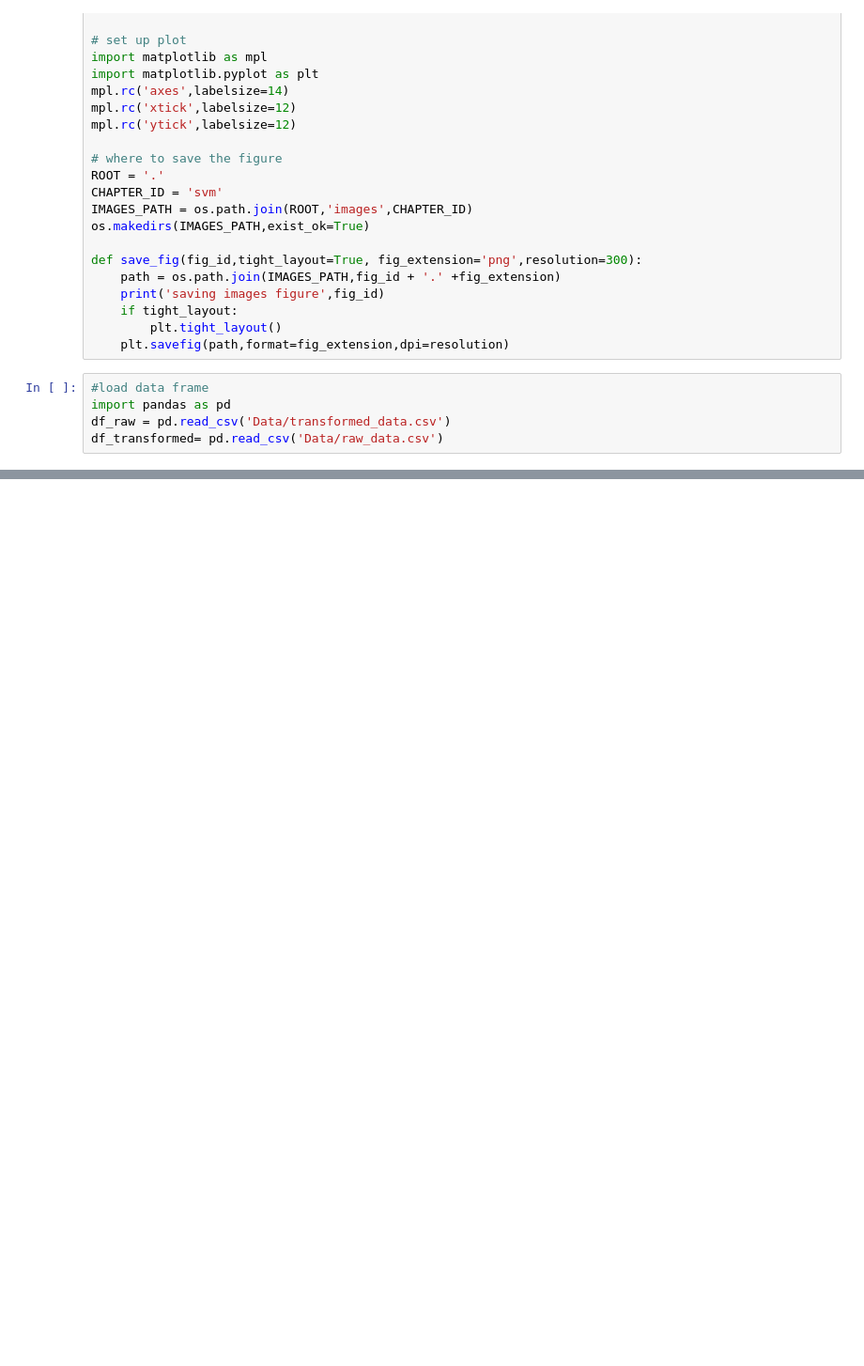
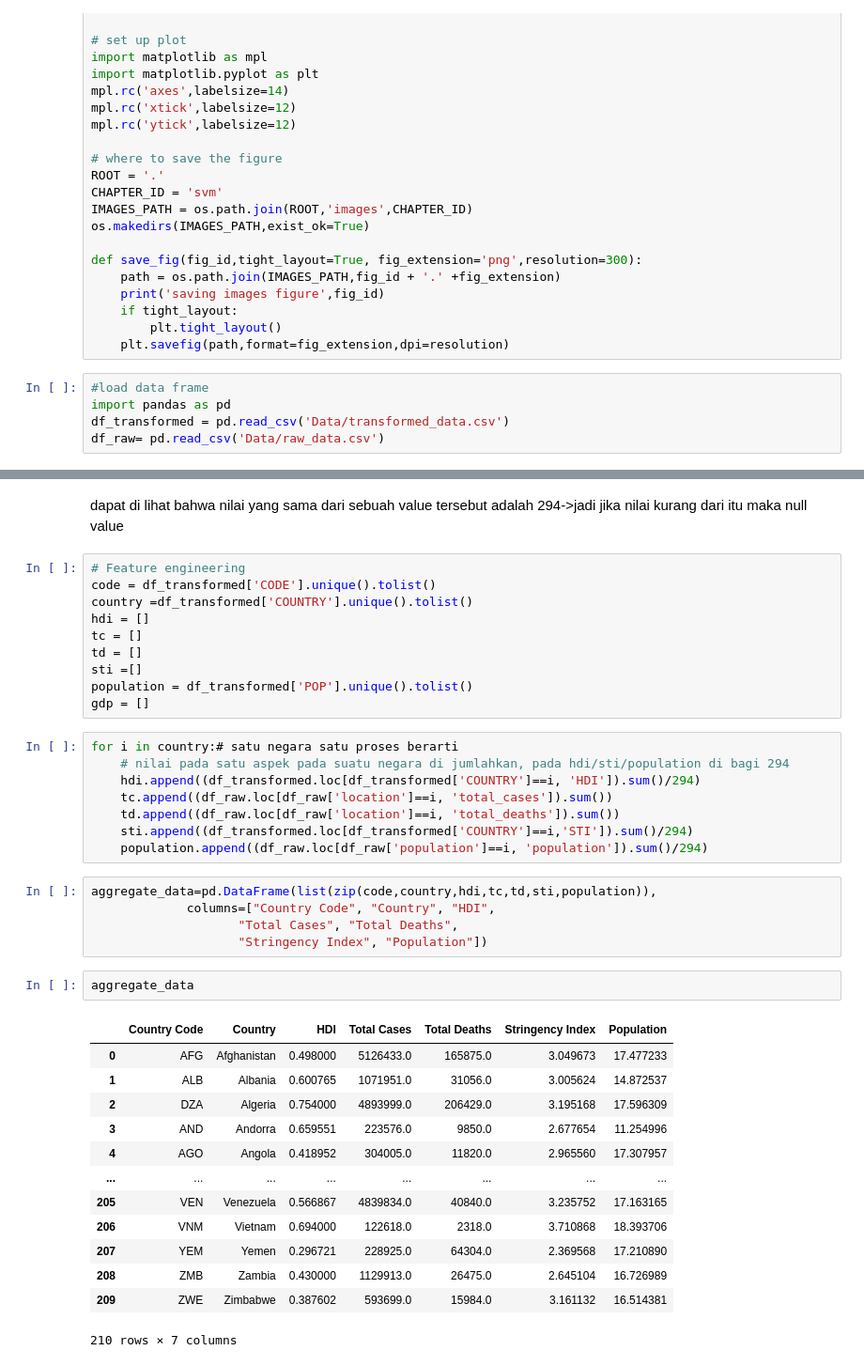
Before and after one commit to TeguhPermana666/Covid-19-Impacts, a Jupyter notebook: Analysis.ipynb, the cells around one changed output, grey strips where cells are left out. Shown at 94% size. Drawn from its saved outputs; the diff is of its cells as text; blank space fills up the shorter version.

```diff
--- a/Analysis.ipynb
+++ b/Analysis.ipynb
@@ -35,8 +35,8 @@ def save_fig(fig_id,tight_layout=True, fig_extension='png',resolution=300):
 # %%
 #load data frame
 import pandas as pd
-df_raw = pd.read_csv('Data/transformed_data.csv')
-df_transformed= pd.read_csv('Data/raw_data.csv')
+df_transformed = pd.read_csv('Data/transformed_data.csv')
+df_raw= pd.read_csv('Data/raw_data.csv')
 # %%
 # testing load of df
 df_raw
@@ -72,0 +93,41 @@ df_transformed
+# %% [markdown]
+dapat di lihat bahwa nilai yang sama dari sebuah value tersebut adalah 294->jadi jika nilai kurang dari itu maka null value
+# %%
+# Feature engineering
+code = df_transformed['CODE'].unique().tolist()
+country =df_transformed['COUNTRY'].unique().tolist()
+hdi = []
+tc = []
+td = []
+sti =[]
+population = df_transformed['POP'].unique().tolist()
+gdp = []
+# %%
+for i in country:# satu negara satu proses berarti
+    # nilai pada satu aspek pada suatu negara di jumlahkan, pada hdi/sti/population di bagi 294
+    hdi.append((df_transformed.loc[df_transformed['COUNTRY']==i, 'HDI']).sum()/294)
+    tc.append((df_raw.loc[df_raw['location']==i, 'total_cases']).sum())
+    td.append((df_raw.loc[df_raw['location']==i, 'total_deaths']).sum())
+    sti.append((df_transformed.loc[df_transformed['COUNTRY']==i,'STI']).sum()/294)
+    population.append((df_raw.loc[df_raw['population']==i, 'population']).sum()/294)
+# %%
+aggregate_data=pd.DataFrame(list(zip(code,country,hdi,tc,td,sti,population)),
+             columns=["Country Code", "Country", "HDI",
+                    "Total Cases", "Total Deaths",
+                    "Stringency Index", "Population"])
+# %%
+aggregate_data
+# %% [output]
+|  | Country Code | Country | HDI | Total Cases | Total Deaths | Stringency Index | Population |
+| 0 | AFG | Afghanistan | 0.498000 | 5126433.0 | 165875.0 | 3.049673 | 17.477233 |
+| 1 | ALB | Albania | 0.600765 | 1071951.0 | 31056.0 | 3.005624 | 14.872537 |
+| 2 | DZA | Algeria | 0.754000 | 4893999.0 | 206429.0 | 3.195168 | 17.596309 |
+| 3 | AND | Andorra | 0.659551 | 223576.0 | 9850.0 | 2.677654 | 11.254996 |
+| 4 | AGO | Angola | 0.418952 | 304005.0 | 11820.0 | 2.965560 | 17.307957 |
+| ... | ... | ... | ... | ... | ... | ... | ... |
+| 205 | VEN | Venezuela | 0.566867 | 4839834.0 | 40840.0 | 3.235752 | 17.163165 |
+| 206 | VNM | Vietnam | 0.694000 | 122618.0 | 2318.0 | 3.710868 | 18.393706 |
+| 207 | YEM | Yemen | 0.296721 | 228925.0 | 64304.0 | 2.369568 | 17.210890 |
+| 208 | ZMB | Zambia | 0.430000 | 1129913.0 | 26475.0 | 2.645104 | 16.726989 |
+| 209 | ZWE | Zimbabwe | 0.387602 | 593699.0 | 15984.0 | 3.161132 | 16.514381 |
+210 rows × 7 columns
```
Also changed, not shown: parts of 12 cells of this notebook.
